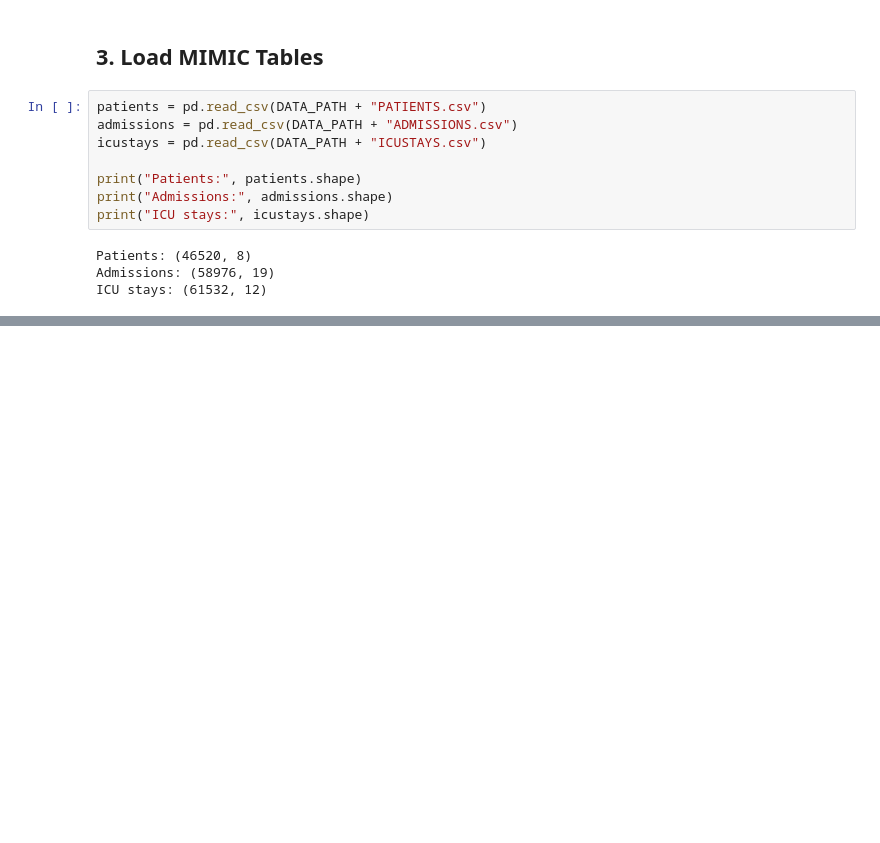
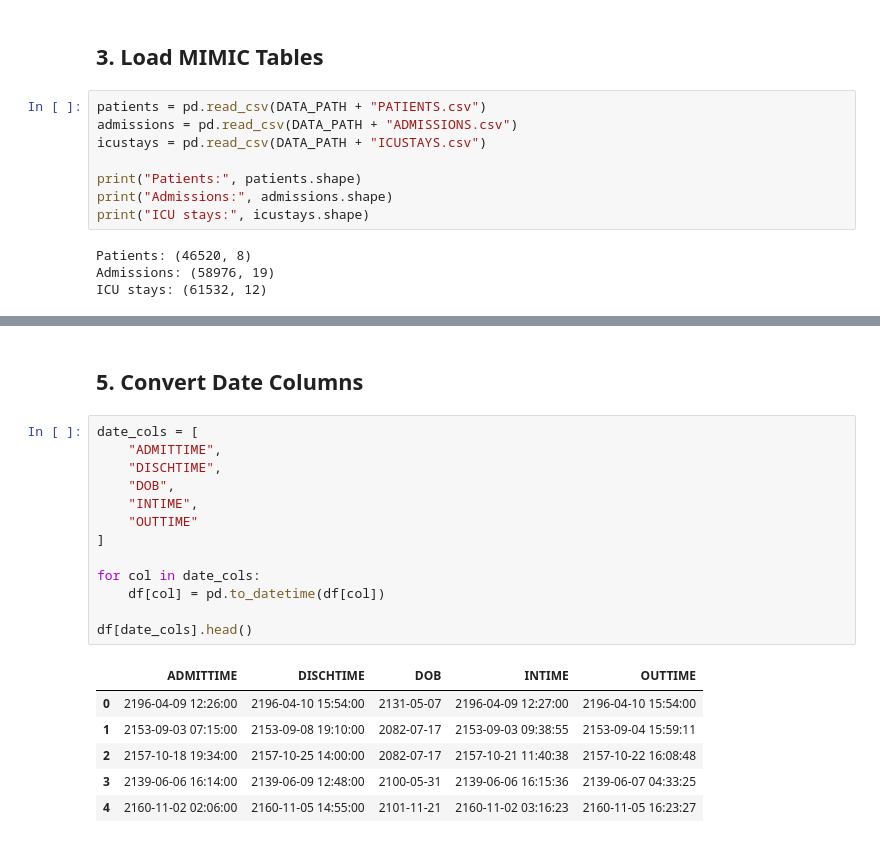
Before and after one commit to ihanprasetyo/mimic-los-prediction-tutorial, a Jupyter notebook: mimic_los_prediction.ipynb, the cells around one changed output, grey strips where cells are left out. Cells and saved outputs as stored; diff of their text form; blank space fills up the shorter version.

```diff
--- a/mimic_los_prediction.ipynb
+++ b/mimic_los_prediction.ipynb
@@ -47,0 +68,22 @@ ICU stays: (61532, 12)
+# %% [markdown]
+## 5. Convert Date Columns
+# %%
+date_cols = [
+    "ADMITTIME",
+    "DISCHTIME",
+    "DOB",
+    "INTIME",
+    "OUTTIME"
+]
+
+for col in date_cols:
+    df[col] = pd.to_datetime(df[col])
+
+df[date_cols].head()
+# %% [output]
+|  | ADMITTIME | DISCHTIME | DOB | INTIME | OUTTIME |
+| 0 | 2196-04-09 12:26:00 | 2196-04-10 15:54:00 | 2131-05-07 | 2196-04-09 12:27:00 | 2196-04-10 15:54:00 |
+| 1 | 2153-09-03 07:15:00 | 2153-09-08 19:10:00 | 2082-07-17 | 2153-09-03 09:38:55 | 2153-09-04 15:59:11 |
+| 2 | 2157-10-18 19:34:00 | 2157-10-25 14:00:00 | 2082-07-17 | 2157-10-21 11:40:38 | 2157-10-22 16:08:48 |
+| 3 | 2139-06-06 16:14:00 | 2139-06-09 12:48:00 | 2100-05-31 | 2139-06-06 16:15:36 | 2139-06-07 04:33:25 |
+| 4 | 2160-11-02 02:06:00 | 2160-11-05 14:55:00 | 2101-11-21 | 2160-11-02 03:16:23 | 2160-11-05 16:23:27 |
```
Also changed, not shown: parts of 6 cells of this notebook.
